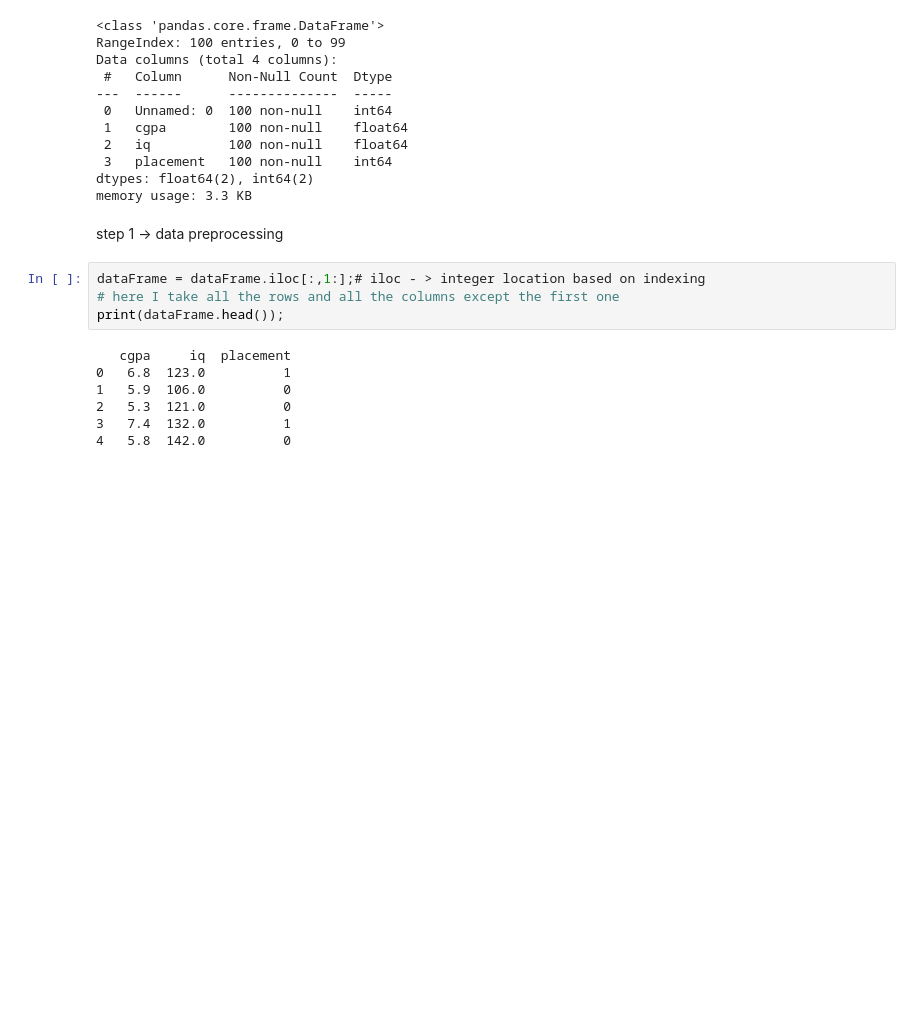
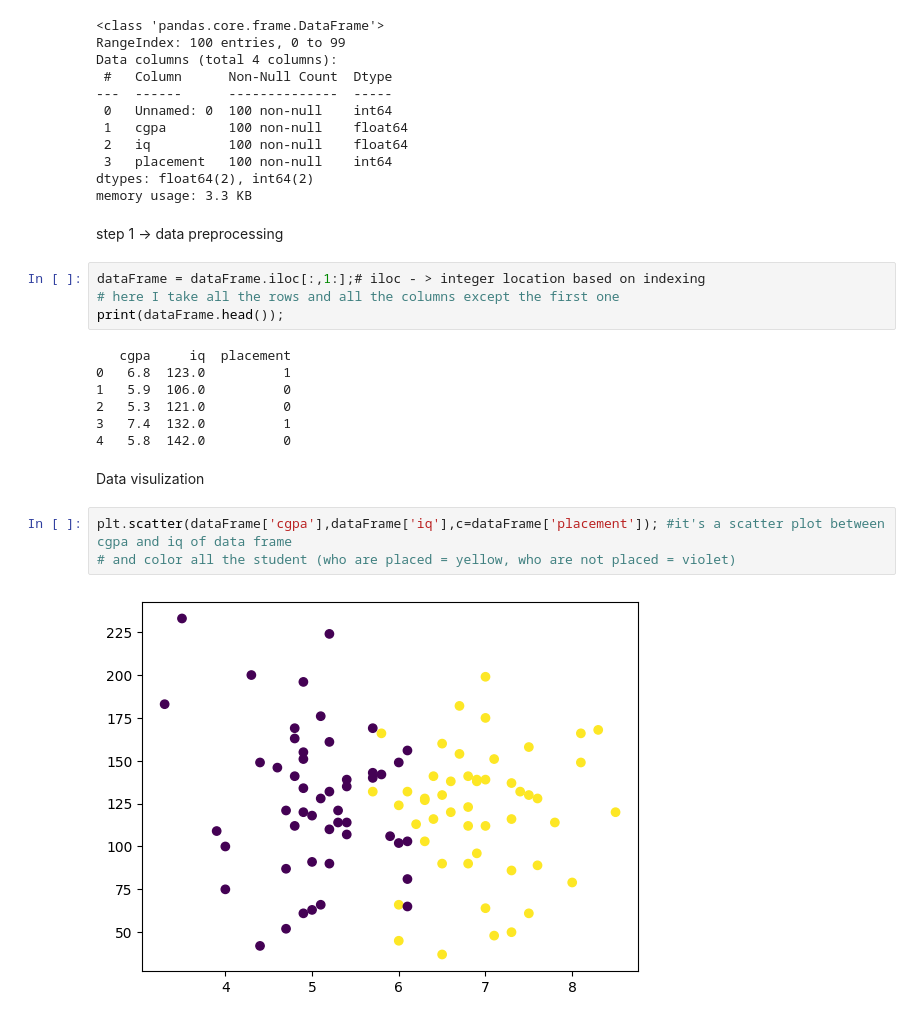
Before and after one commit to PralayeshMukherjee/Machine_Learning, a Jupyter notebook: ToyProject/end-to-end-ml.ipynb, the cells around one changed output. Drawn from its saved outputs; the diff is of its cells as text; blank space fills up the shorter version.

Commit message:
create a scatter graph of cgpa vs iq to visulize the student and color the placemented students

```diff
--- a/ToyProject/end-to-end-ml.ipynb
+++ b/ToyProject/end-to-end-ml.ipynb
@@ -33,3 +33,10 @@ print(dataFrame.head());
 2   5.3  121.0          0
 3   7.4  132.0          1
 4   5.8  142.0          0
+# %% [markdown]
+Data visulization
+# %%
+plt.scatter(dataFrame['cgpa'],dataFrame['iq'],c=dataFrame['placement']); #it's a scatter plot between cgpa and iq of data frame
+# and color all the student (who are placed = yellow, who are not placed = violet)
+# %% [output]
+[figure, added]
```
